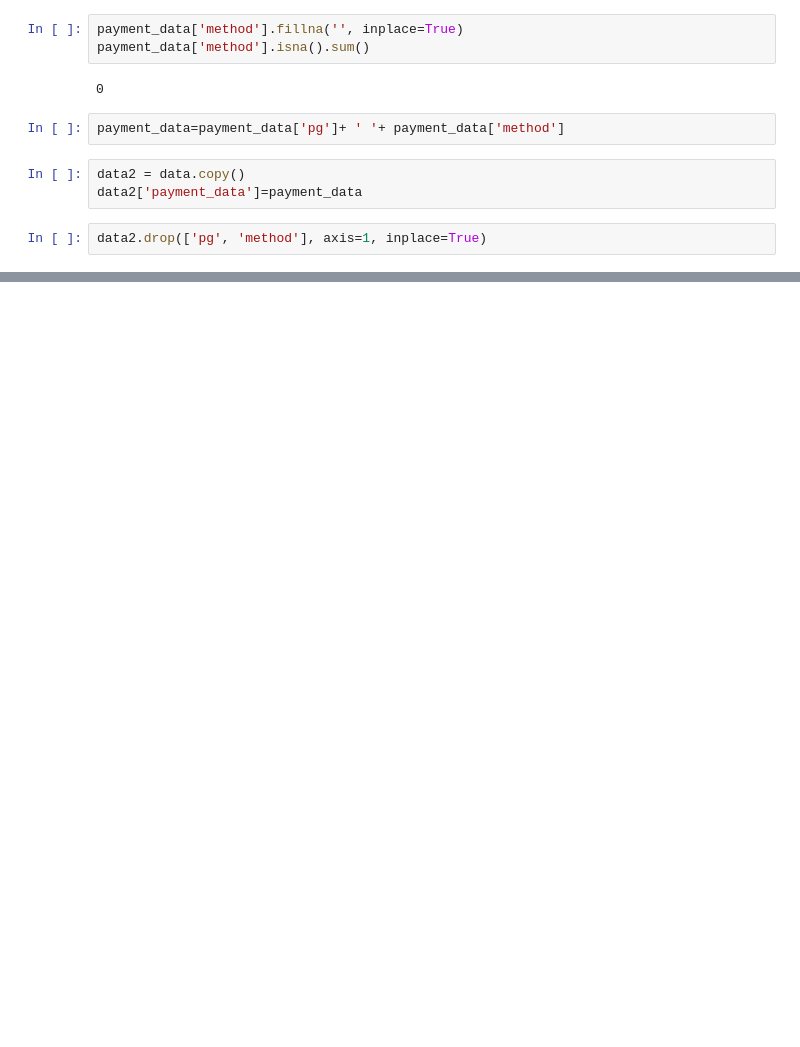
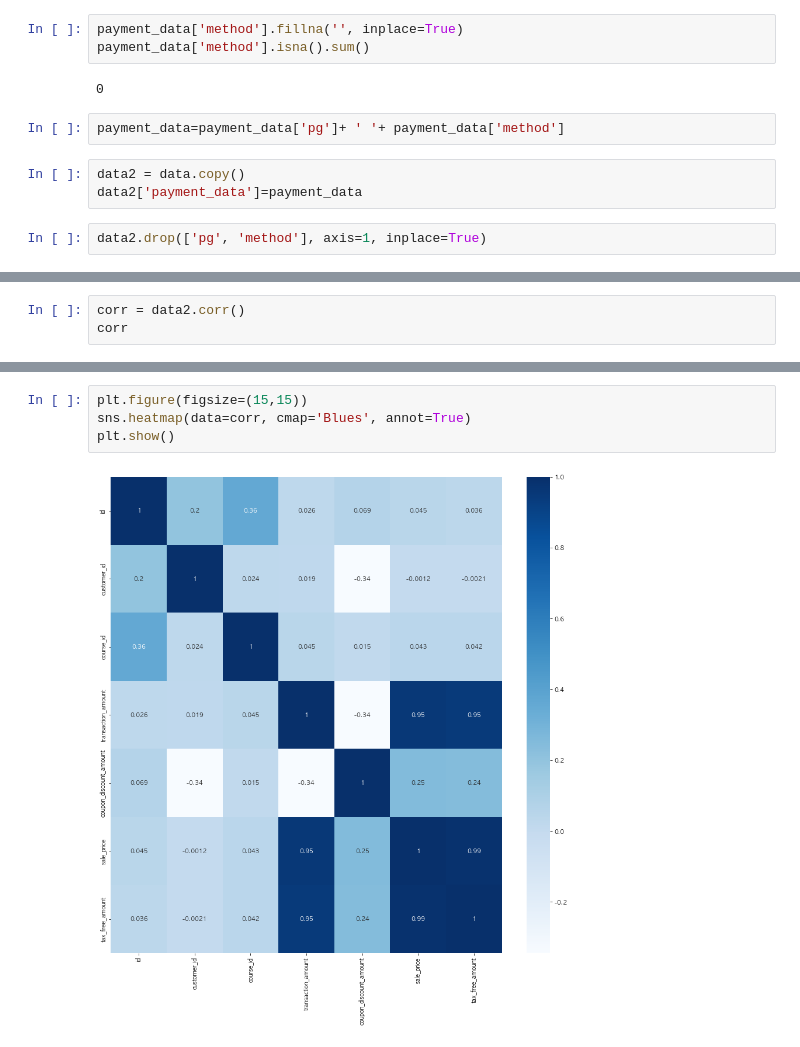
Before and after one commit to yd-online3/fc_miniproject, a Jupyter notebook: fc_mini_정인식.ipynb, the cells around one changed output, grey strips where cells are left out. Cells and saved outputs as stored; diff of their text form; blank space fills up the shorter version.

```diff
--- a/fc_mini_정인식.ipynb
+++ b/fc_mini_정인식.ipynb
@@ -242,0 +280,3 @@ plt.show()
+# %%
+corr = data2.corr()
+corr
@@ -242,0 +292,6 @@ plt.show()
+# %%
+plt.figure(figsize=(15,15))
+sns.heatmap(data=corr, cmap='Blues', annot=True)
+plt.show()
+# %% [output]
+[figure, added]
```
Also changed, not shown: parts of 36 cells of this notebook.
